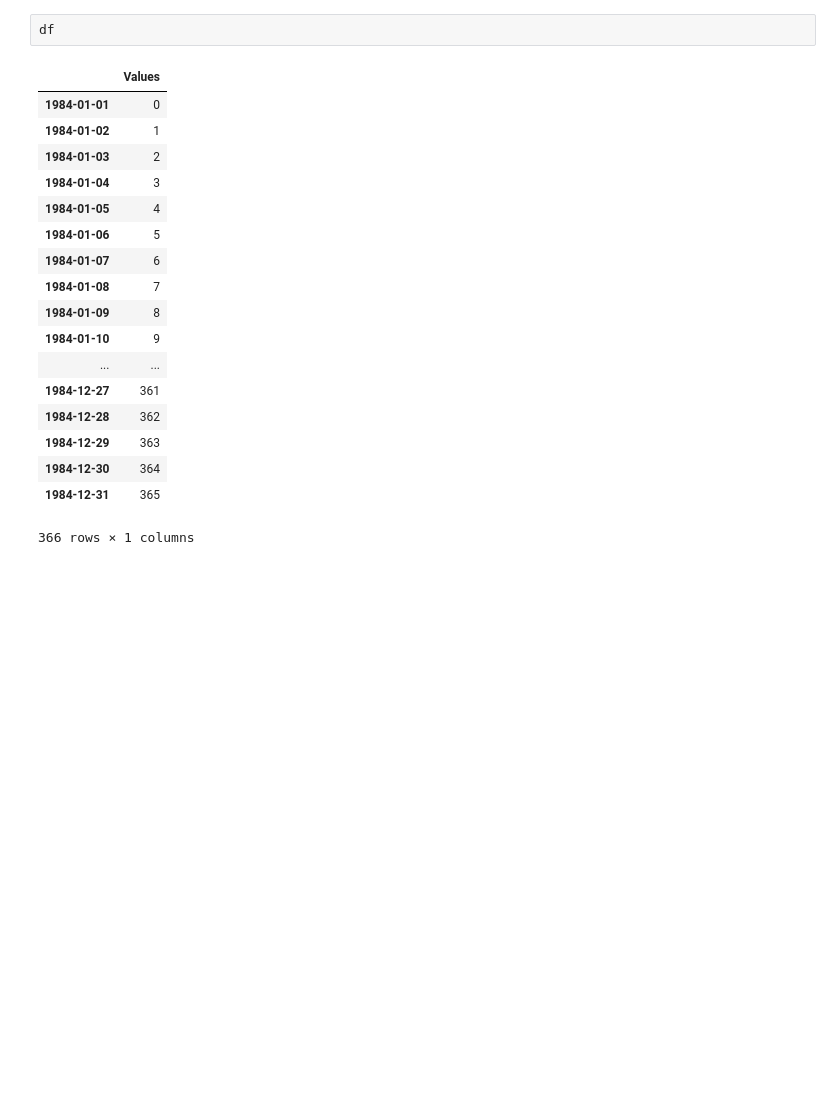
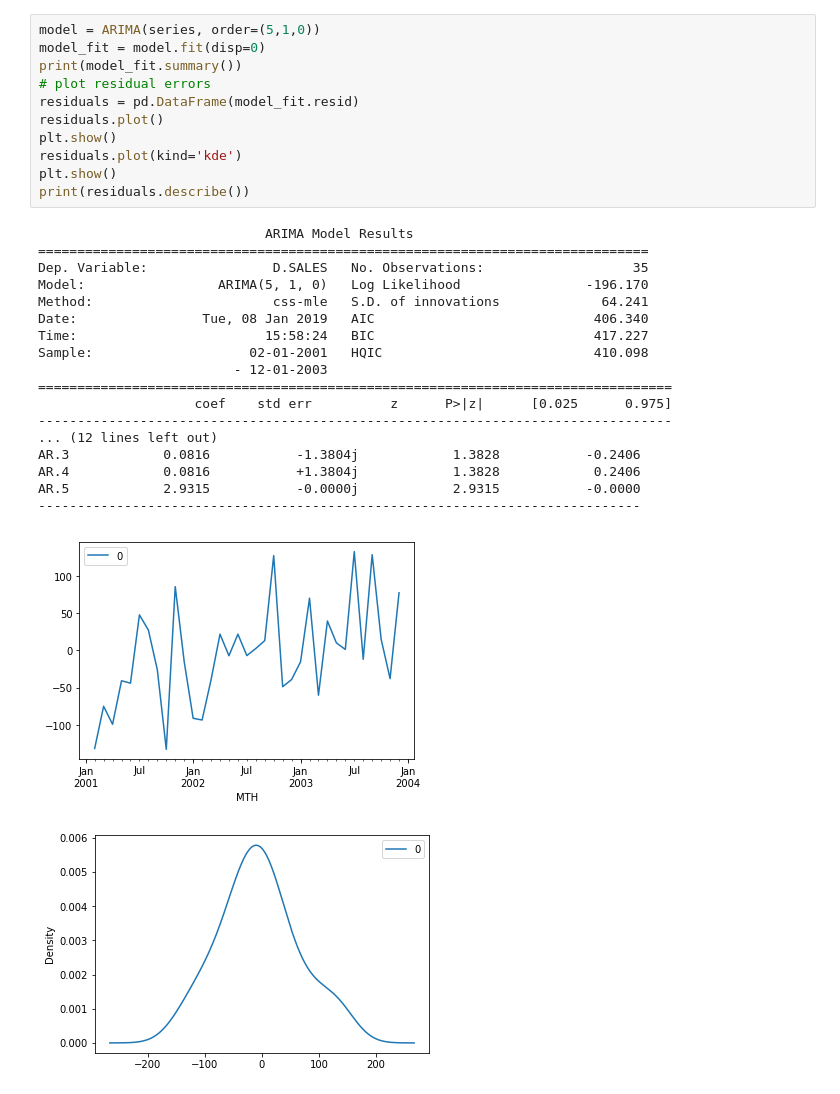
Before and after one commit to aaa34bbb56ccc/py_arima_1, a Jupyter notebook: shampoo_sales_dataset_arima.ipynb, the cells around one changed output. Cells and saved outputs as stored; diff of their text form; blank space fills up the shorter version.

```diff
--- a/shampoo_sales_dataset_arima.ipynb
+++ b/shampoo_sales_dataset_arima.ipynb
@@ -67,21 +56,31 @@ plt.show()
-# %%
-df
-# %% [output]
-|  | Values |
-| 1984-01-01 | 0 |
-| 1984-01-02 | 1 |
-| 1984-01-03 | 2 |
-| 1984-01-04 | 3 |
-| 1984-01-05 | 4 |
-| 1984-01-06 | 5 |
-| 1984-01-07 | 6 |
-| 1984-01-08 | 7 |
-| 1984-01-09 | 8 |
-| 1984-01-10 | 9 |
-| ... | ... |
-| 1984-12-27 | 361 |
-| 1984-12-28 | 362 |
-| 1984-12-29 | 363 |
-| 1984-12-30 | 364 |
-| 1984-12-31 | 365 |
-366 rows × 1 columns
+# %%
+model = ARIMA(series, order=(5,1,0))
+model_fit = model.fit(disp=0)
+print(model_fit.summary())
+# plot residual errors
+residuals = pd.DataFrame(model_fit.resid)
+residuals.plot()
+plt.show()
+residuals.plot(kind='kde')
+plt.show()
+print(residuals.describe())
+# %% [output]
+                             ARIMA Model Results
+==============================================================================
+Dep. Variable:                D.SALES   No. Observations:                   35
+Model:                 ARIMA(5, 1, 0)   Log Likelihood                -196.170
+Method:                       css-mle   S.D. of innovations             64.241
+Date:                Tue, 08 Jan 2019   AIC                            406.340
+Time:                        15:58:24   BIC                            417.227
+Sample:                    02-01-2001   HQIC                           410.098
+                         - 12-01-2003
+=================================================================================
+                    coef    std err          z      P>|z|      [0.025      0.975]
+---------------------------------------------------------------------------------
+... (12 lines left out)
+AR.3            0.0816           -1.3804j            1.3828           -0.2406
+AR.4            0.0816           +1.3804j            1.3828            0.2406
+AR.5            2.9315           -0.0000j            2.9315           -0.0000
+-----------------------------------------------------------------------------
+[figure, added]
+[figure, added]
```
Also changed, not shown: parts of 11 cells of this notebook, 1 other file.
